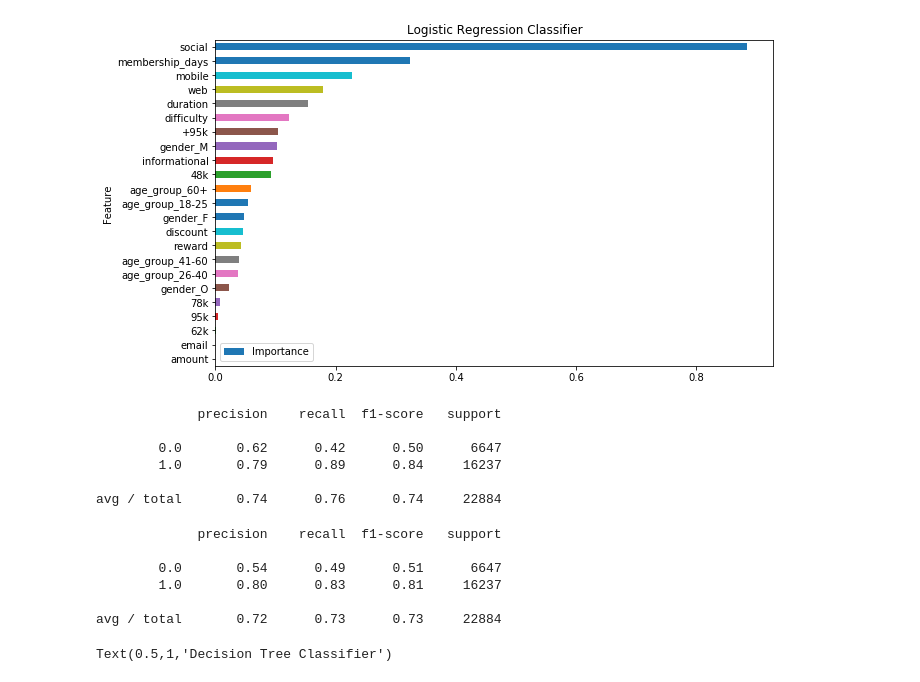
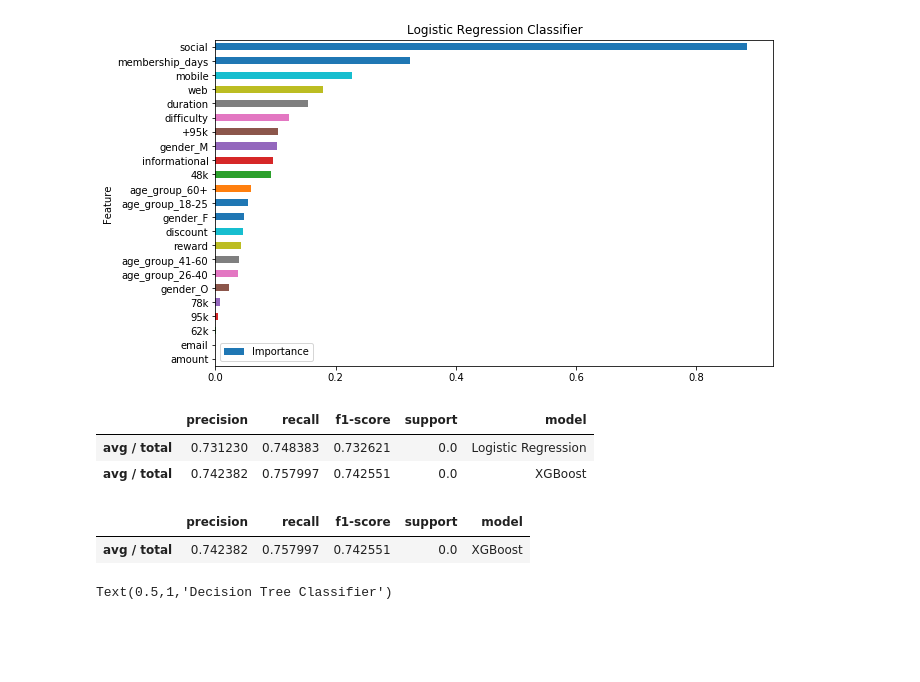
Before and after one commit to fgrrrg/uda_starbucks, a Jupyter notebook: Starbucks_Capstone_notebook_project.ipynb, the cells around one changed output. Cells and saved outputs as stored; diff of their text form; code cells hidden in the pictures; blank space fills up the shorter version.

```diff
--- a/Starbucks_Capstone_notebook_project.ipynb
+++ b/Starbucks_Capstone_notebook_project.ipynb
@@ -597,15 +631,12 @@ Text(0.5,1,'Logistic Regression Classifier')
 # %%
 #XGBoost
 model = Pipeline([('scl', StandardScaler()), ('clf',GradientBoostingClassifier())])
 
 model.fit(X_train, y_train)
 y_pred = model.predict(X_test)
 
-print(classification_report(y_test, y_pred))
+report_df = report_df.append(pandas_classification_report(y_test, y_pred, 'XGBoost'))
 # %% [output]
-             precision    recall  f1-score   support
-
-        0.0       0.62      0.42      0.50      6647
-        1.0       0.79      0.89      0.84     16237
-
-avg / total       0.74      0.76      0.74     22884
+|  | precision | recall | f1-score | support | model |
+| avg / total | 0.731230 | 0.748383 | 0.732621 | 0.0 | Logistic Regression |
+| avg / total | 0.742382 | 0.757997 | 0.742551 | 0.0 | XGBoost |
@@ -611,0 +668,5 @@ avg / total       0.74      0.76      0.74     22884
+# %%
+pandas_classification_report(y_test, y_pred, 'XGBoost')
+# %% [output]
+|  | precision | recall | f1-score | support | model |
+| avg / total | 0.742382 | 0.757997 | 0.742551 | 0.0 | XGBoost |
@@ -617,14 +680,7 @@ model = Pipeline([('scl', StandardScaler()), ('clf',DecisionTreeClassifier())])
 model.fit(X_train, y_train)
 y_pred = model.predict(X_test)
 
-print(classification_report(y_test, y_pred))
+report_df = report_df.append(pandas_classification_report(y_test, y_pred, 'Decision Trees'))
-# %% [output]
-             precision    recall  f1-score   support
-
-        0.0       0.54      0.49      0.51      6647
-        1.0       0.80      0.83      0.81     16237
-
-avg / total       0.72      0.73      0.73     22884
 # %%
 feature_importance = pd.DataFrame({'Feature': X.columns, 'Importance': model.named_steps['clf'].tree_.compute_feature_importances(normalize=True)})
 feature_importance = feature_importance.sort_values('Importance', ascending=True)
```
Also changed, not shown: parts of 27 cells of this notebook, 1 other file.
